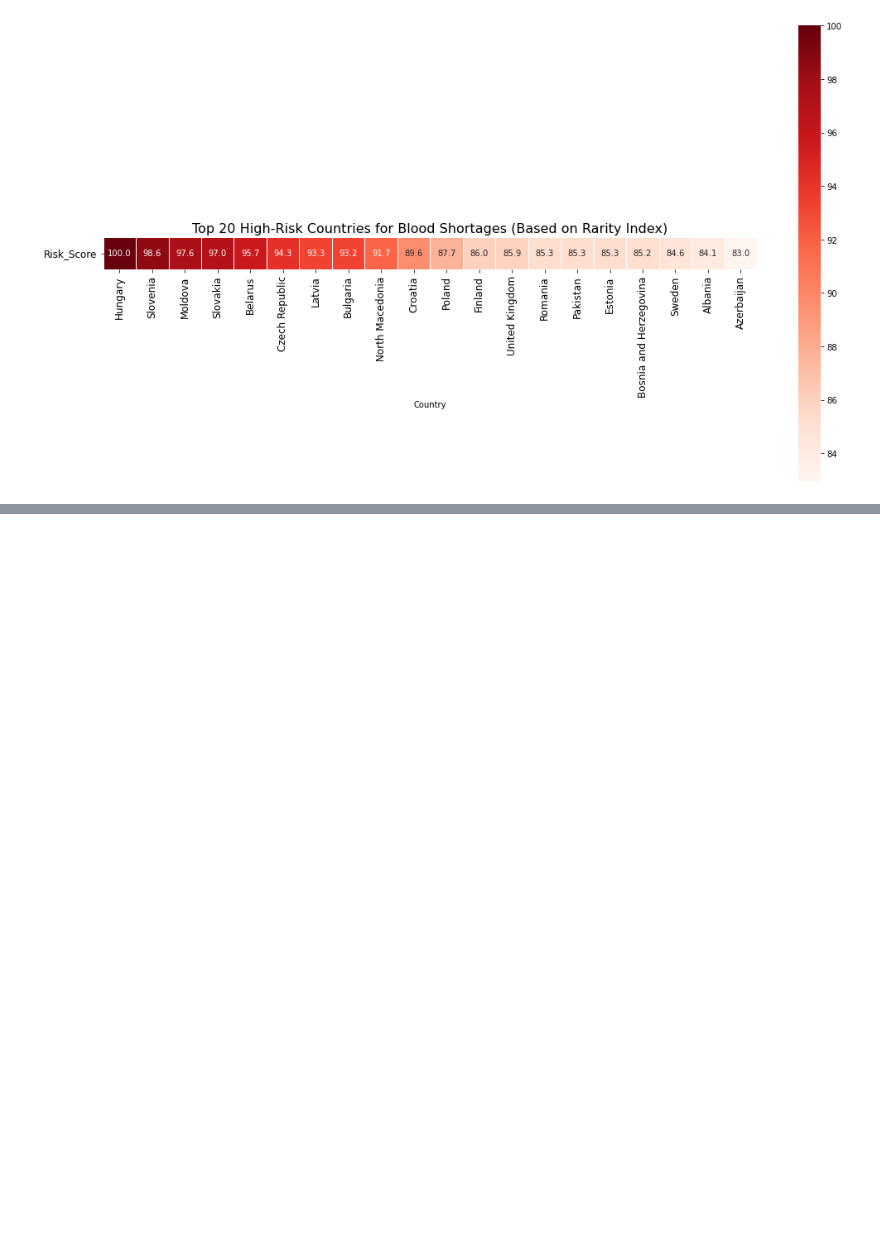
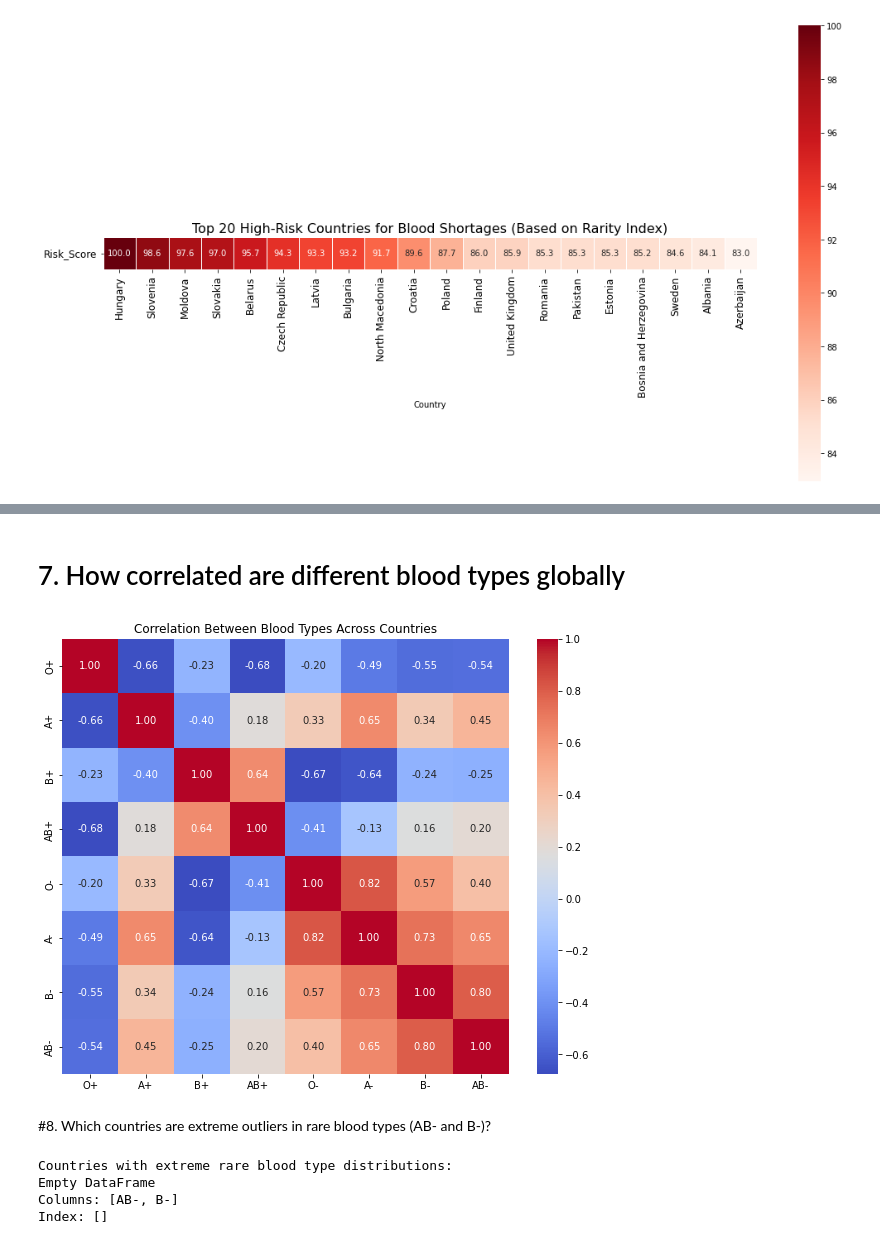
Before and after one commit to DikelediThwala/Global-Blood-Donation-Analysis, a Jupyter notebook: Global Blood Group Distribution Worldwide/Blood_Distribution.ipynb, the cells around one changed output, grey strips where cells are left out. Drawn from its saved outputs; the diff is of its cells as text; code cells hidden in the pictures; blank space fills up the shorter version.

```diff
--- a/Global Blood Group Distribution Worldwide/Blood_Distribution.ipynb
+++ b/Global Blood Group Distribution Worldwide/Blood_Distribution.ipynb
@@ -206,0 +242,29 @@ plt.show()
+# %% [markdown]
+# 7. How correlated are different blood types globally
+# %%
+# Compute correlation matrix
+blood_correlation = df_By_Country[percentage_columns].corr()
+
+plt.figure(figsize=(10, 8))
+sns.heatmap(blood_correlation, annot=True, cmap="coolwarm", fmt=".2f")
+plt.title("Correlation Between Blood Types Across Countries")
+plt.show()
+# %% [output]
+[figure, added]
+# %% [markdown]
+#8. Which countries are extreme outliers in rare blood types (AB- and B-)?
+# %%
+# Use Z-score to find outliers
+from scipy.stats import zscore
+
+df_By_Country["AB-_zscore"] = zscore(df_By_Country["AB-"])
+df_By_Country["B-_zscore"] = zscore(df_By_Country["B-"])
+
+outliers = df_By_Country[(abs(df_By_Country["AB-_zscore"]) > 2) | (abs(df_By_Country["B-_zscore"]) > 2)]
+print("Countries with extreme rare blood type distributions:")
+print(outliers[["AB-", "B-"]])
+# %% [output]
+Countries with extreme rare blood type distributions:
+Empty DataFrame
+Columns: [AB-, B-]
+Index: []
```
Also changed, not shown: parts of 10 cells of this notebook.
